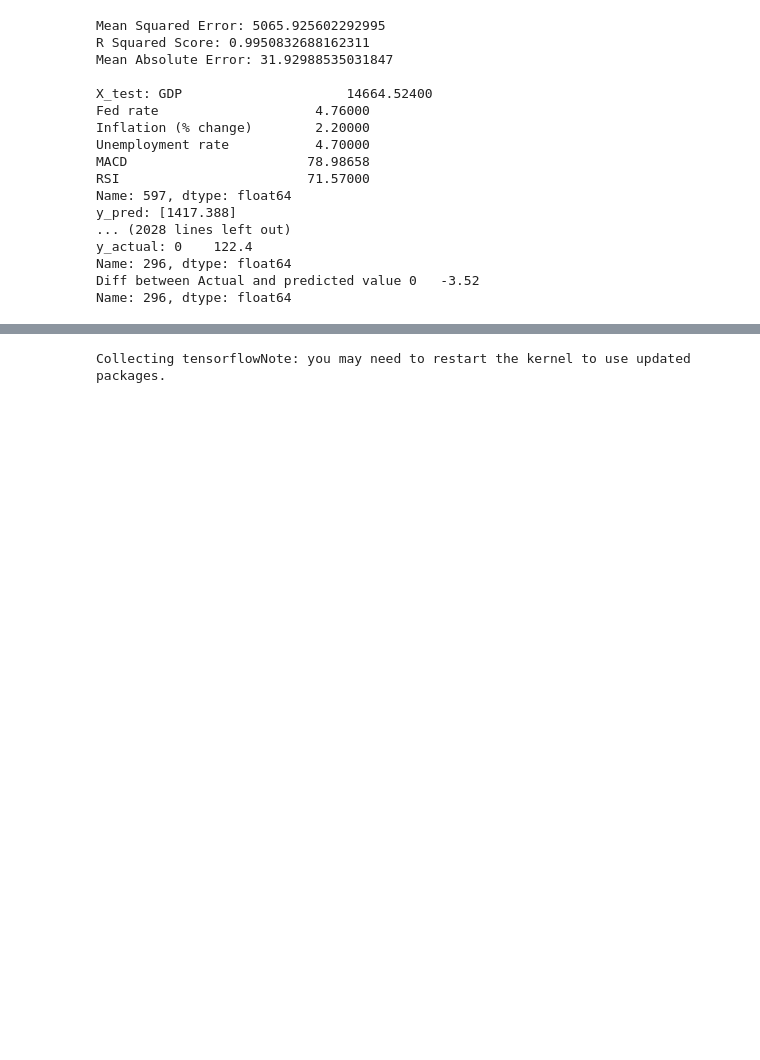
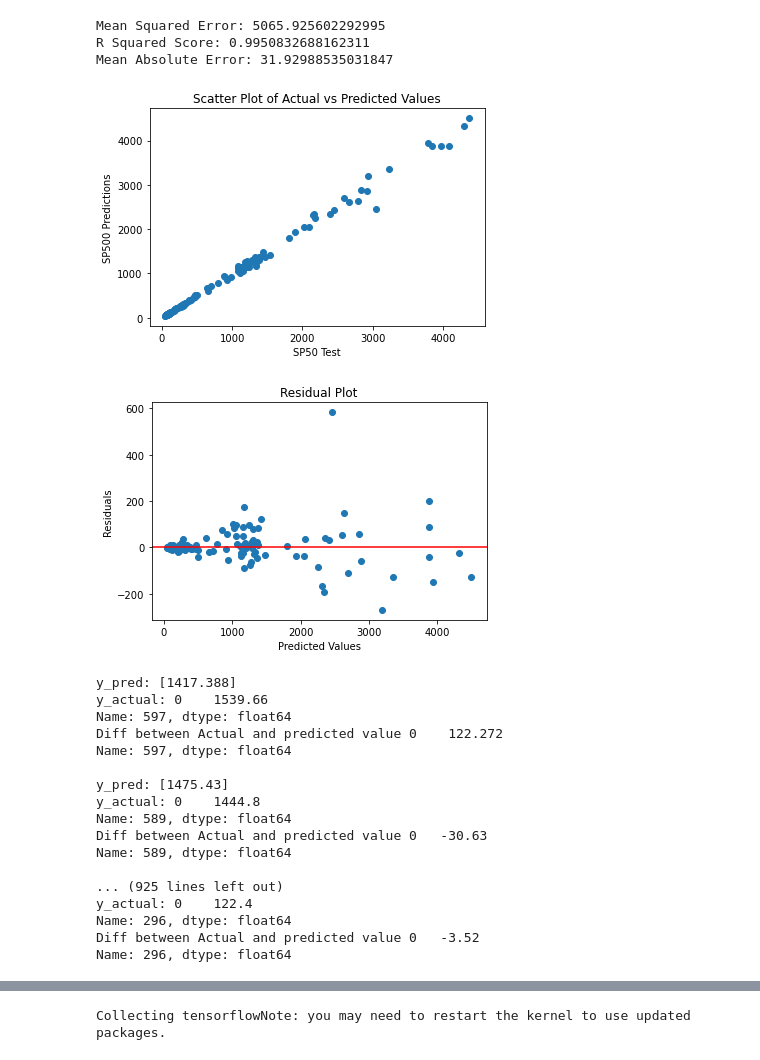
Before and after one commit to pamidisushma02/Sushma_SP500Prediction_Capstone_Project, a Jupyter notebook: Predictive Modelling.ipynb, the cells around one changed output, grey strips where cells are left out. Saved outputs shown, nothing was run; the diff lists cells and outputs as text; code cells hidden in the pictures; blank space fills up the shorter version.

```diff
--- a/Predictive Modelling.ipynb
+++ b/Predictive Modelling.ipynb
@@ -211,45 +258,75 @@ knn = KNeighborsRegressor(n_neighbors=5)
 knn.fit(X_train, y_train)
 
 # predict the target values for the test data
 y_pred = knn.predict(X_test)
 
 # calculate mean squared error
 mse = mean_squared_error(y_test, y_pred)
 print("Mean Squared Error:", mse)
 
 # calculate R squared score
 r2 = r2_score(y_test, y_pred)
 print("R Squared Score:", r2)
 
 # calculate mean absolute error
 mae = mean_absolute_error(y_test, y_pred)
 print("Mean Absolute Error:", mae)
 
 print()
 
+# Create a scatter plot
+plt.scatter(y_test, y_pred)
+
+# Set the x and y axis labels
+plt.xlabel('SP50 Test')
+plt.ylabel('SP500 Predictions')
+
+# Set the title of the plot
+plt.title('Scatter Plot of Actual vs Predicted Values')
+
+# Show the plot
+plt.show()
+
+
+residuals = y_test - y_pred
+
+print()
+# Create a residual plot
+plt.scatter(y_pred, residuals)
+plt.axhline(y=0, color='r', linestyle='-')
+plt.title('Residual Plot')
+plt.xlabel('Predicted Values')
+plt.ylabel('Residuals')
+plt.show()
+
 
 # Print all values in X_test, y_pred, and y_test
 for i in range(len(X_test)):
-    print("X_test:", X_test.iloc[i])
+    #print("X_test:", X_test.iloc[i])
     print("y_pred:", y_pred[i])
     print("y_actual:", y_test.iloc[i])
     print("Diff between Actual and predicted value", y_test.iloc[i] - y_pred[i])
     print()
 # %% [output]
 Mean Squared Error: 5065.925602292995
 R Squared Score: 0.9950832688162311
 Mean Absolute Error: 31.92988535031847
-
-X_test: GDP                     14664.52400
-Fed rate                    4.76000
-Inflation (% change)        2.20000
-Unemployment rate           4.70000
-MACD                       78.98658
-RSI                        71.57000
-Name: 597, dtype: float64
-y_pred: [1417.388]
-... (2028 lines left out)
-y_actual: 0    122.4
-Name: 296, dtype: float64
-Diff between Actual and predicted value 0   -3.52
-Name: 296, dtype: float64
+[figure, added]
+[figure, added]
+y_pred: [1417.388]
+y_actual: 0    1539.66
+Name: 597, dtype: float64
+Diff between Actual and predicted value 0    122.272
+Name: 597, dtype: float64
+
+y_pred: [1475.43]
+y_actual: 0    1444.8
+Name: 589, dtype: float64
+Diff between Actual and predicted value 0   -30.63
+Name: 589, dtype: float64
+
+... (925 lines left out)
+y_actual: 0    122.4
+Name: 296, dtype: float64
+Diff between Actual and predicted value 0   -3.52
+Name: 296, dtype: float64
```
Also changed, not shown: parts of 9 cells of this notebook, 32 other files.
